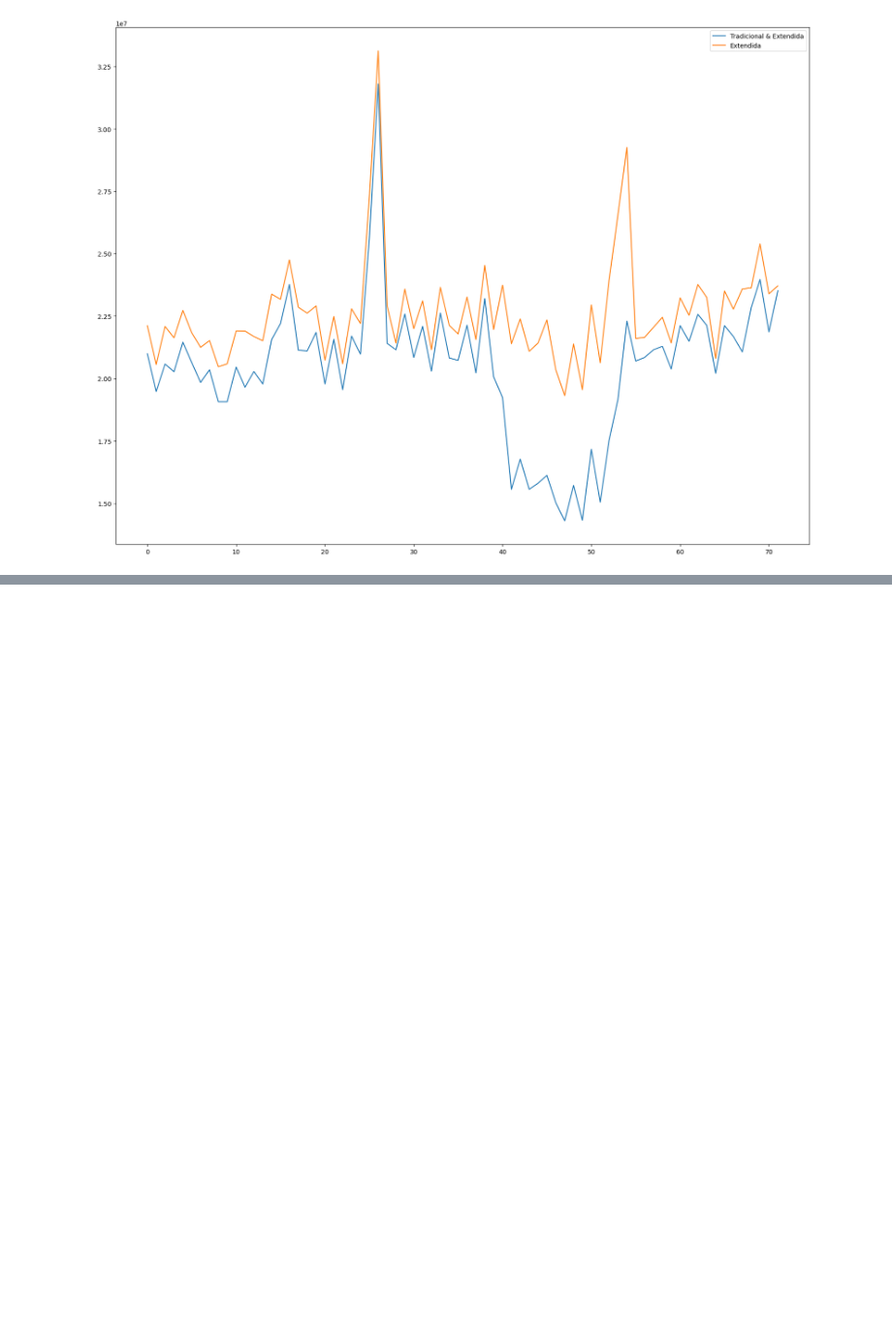
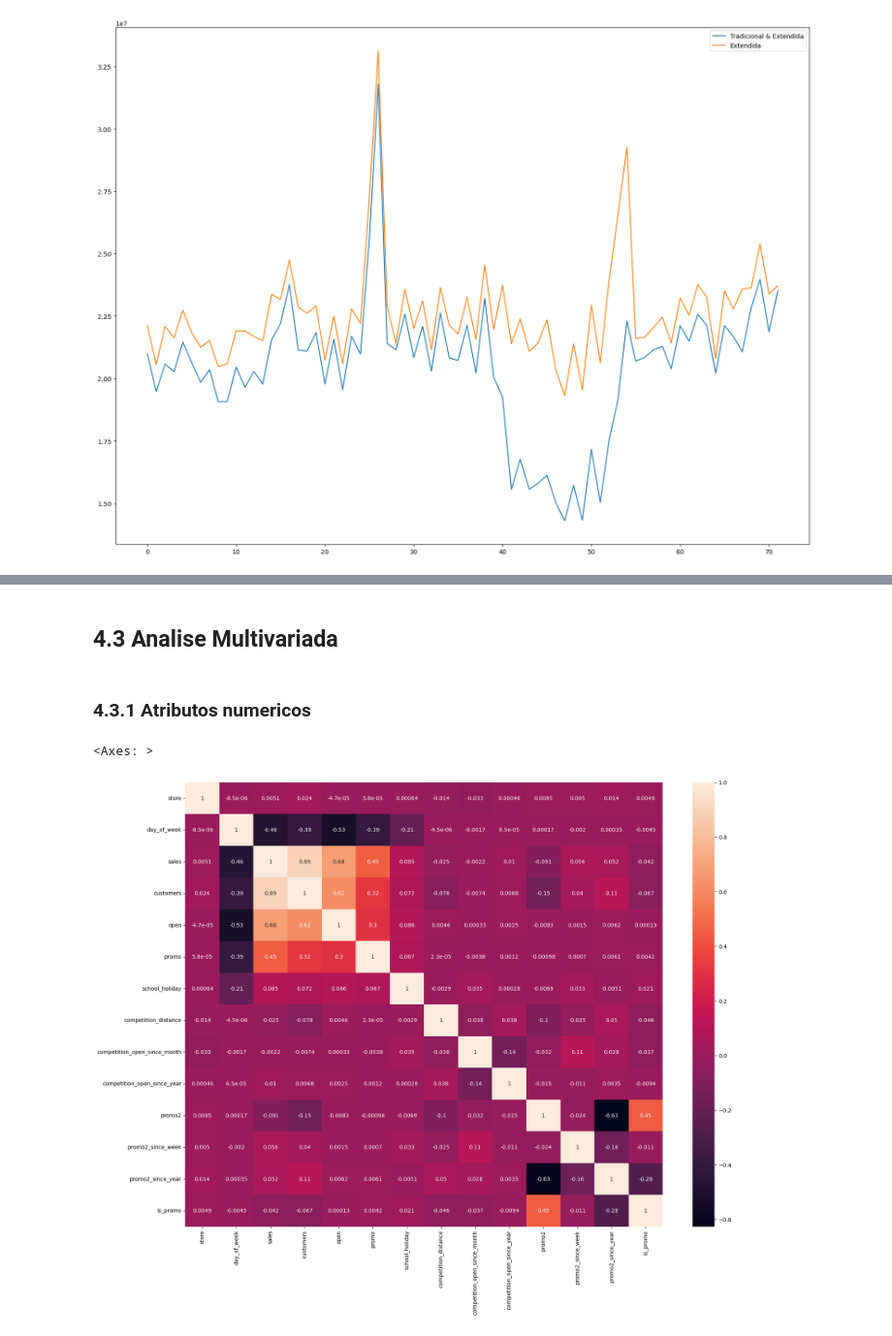
Before and after one commit to thaisagoveia/ds_producao, a Jupyter notebook: m004_v01_store_sales_predictio.ipynb, the cells around one changed output, grey strips where cells are left out. Shown at 97% size. Cells and saved outputs as stored; diff of their text form; code cells hidden in the pictures; blank space fills up the shorter version.

Commit message:
final da analise exploratoria dos dados

```diff
--- a/m004_v01_store_sales_predictio.ipynb
+++ b/m004_v01_store_sales_predictio.ipynb
@@ -827,0 +874,10 @@ sns.barplot(x='month', y='sales', hue='school_holiday', data=aux17)
+# %% [markdown]
+## 4.3 Analise Multivariada
+# %% [markdown]
+### 4.3.1 Atributos numericos
+# %%
+correlation = num_attributes.corr(method='pearson')
+sns.heatmap(correlation, annot=True)
+# %% [output]
+<Axes: >
+[figure, added]
```
Also changed, not shown: parts of 33 cells of this notebook.
